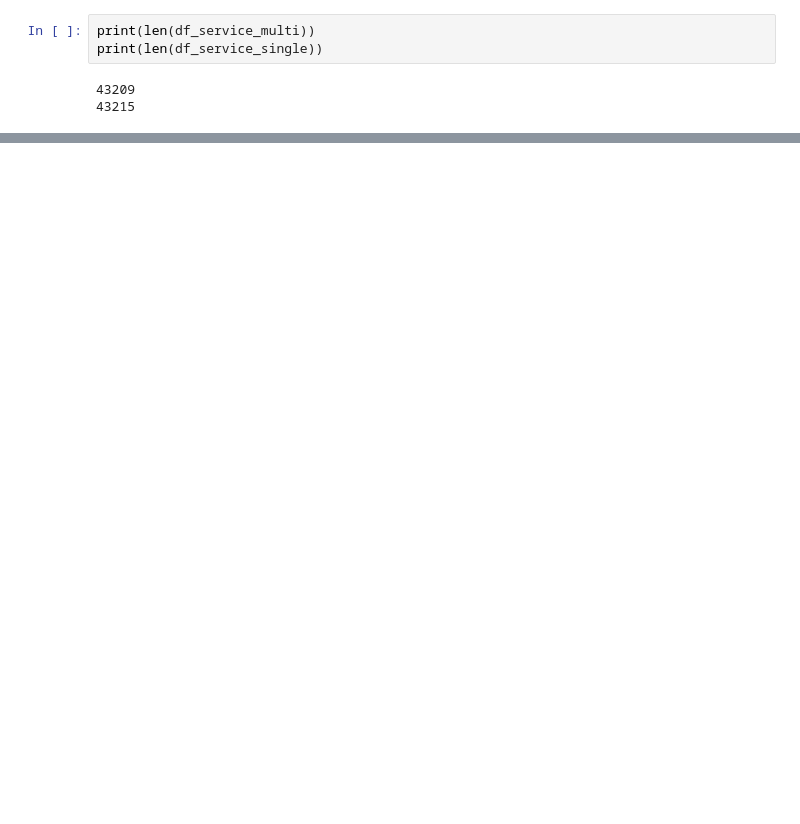
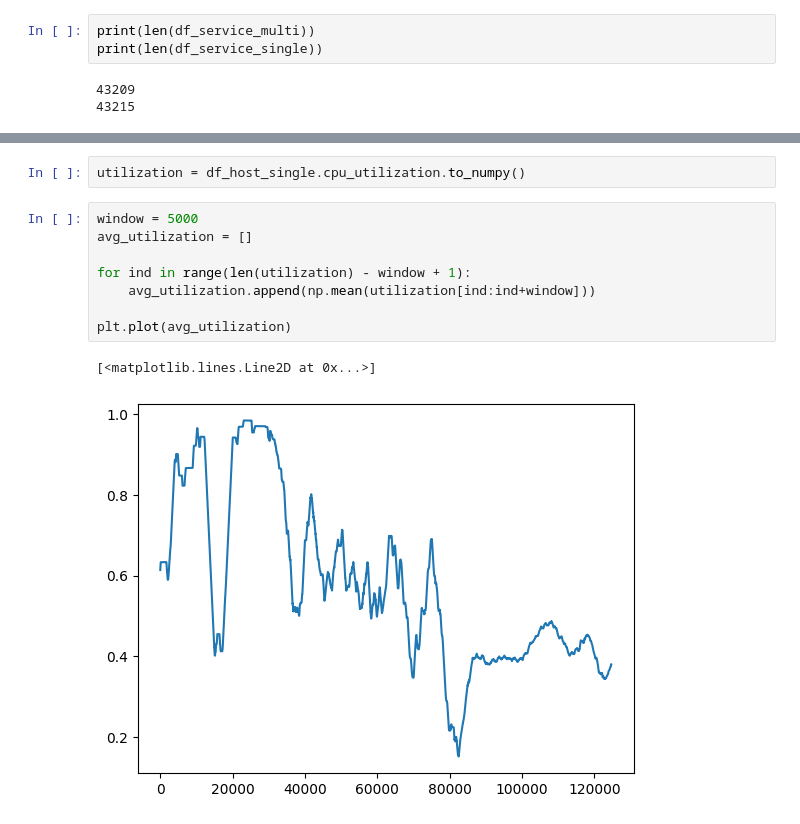
Before and after one commit to DanteNiewenhuis/opendc, a Jupyter notebook: opendc-experiments/opendc-experiments-greenifier/src/main/Python_scripts/OpenDCdemo.ipynb, the cells around one changed output, grey strips where cells are left out. Cells and saved outputs as stored; diff of their text form; blank space fills up the shorter version.

```diff
--- a/opendc-experiments/opendc-experiments-greenifier/src/main/Python_scripts/OpenDCdemo.ipynb
+++ b/opendc-experiments/opendc-experiments-greenifier/src/main/Python_scripts/OpenDCdemo.ipynb
@@ -270,0 +306,13 @@ df_service_multi.tail()
+# %%
+utilization = df_host_single.cpu_utilization.to_numpy()
+# %%
+window = 5000
+avg_utilization = []
+
+for ind in range(len(utilization) - window + 1):
+    avg_utilization.append(np.mean(utilization[ind:ind+window]))
+
+plt.plot(avg_utilization)
+# %% [output]
+[<matplotlib.lines.Line2D at 0x...>]
+[figure, added]
```
Also changed, not shown: parts of 32 cells of this notebook, 11 other files.
